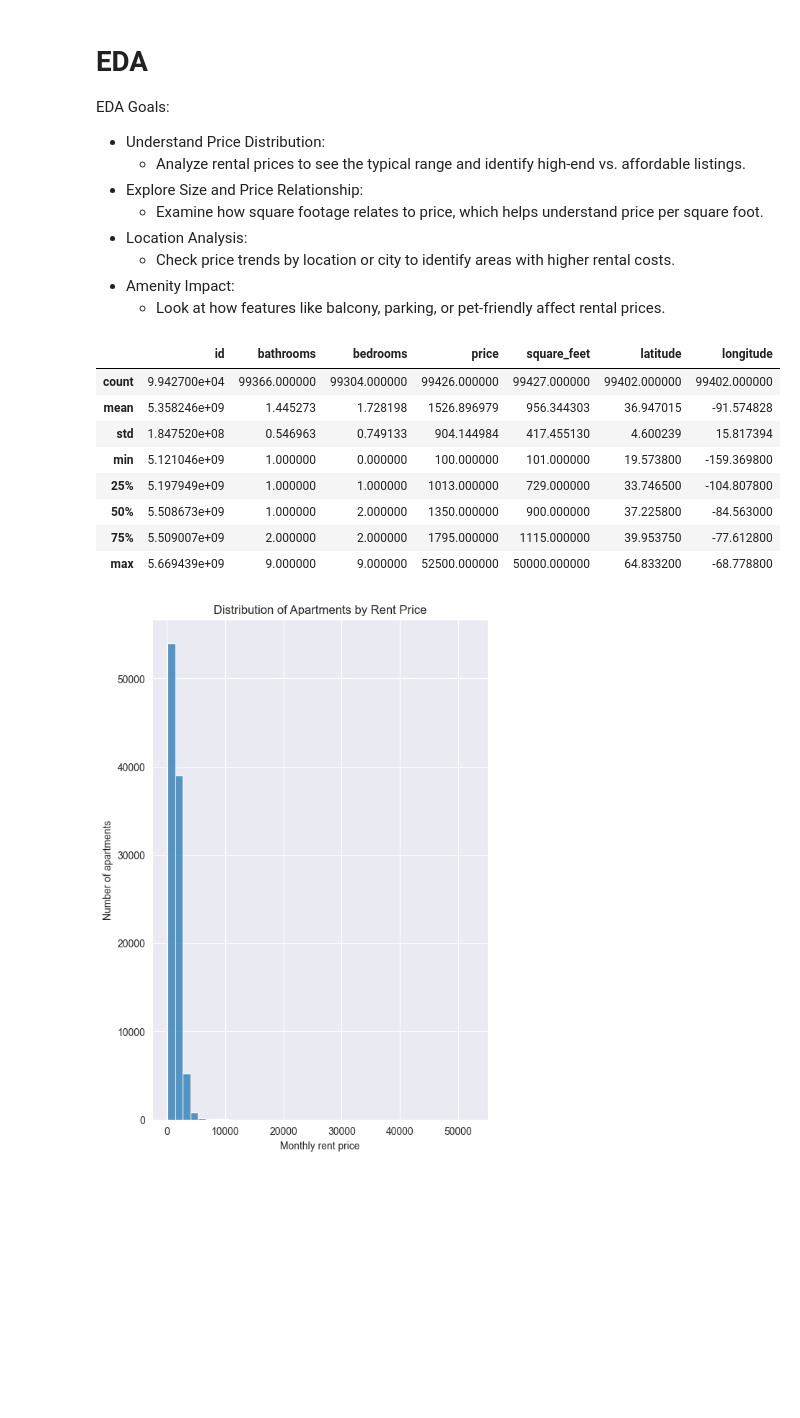
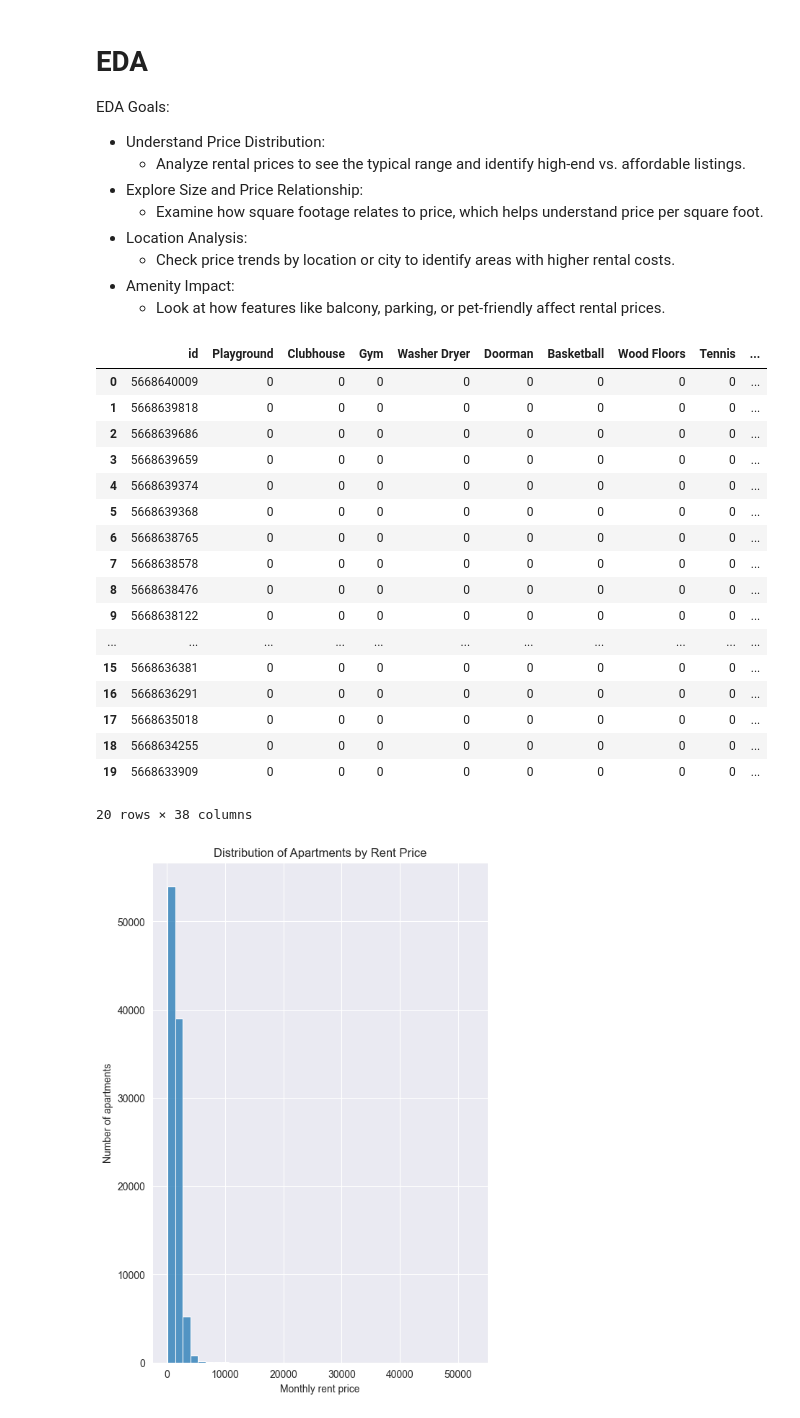
Before and after one commit to Mathias1997/Projekt-Rentprice, a Jupyter notebook: rent_price_exam.ipynb, the cells around one changed output. Cells and saved outputs as stored; diff of their text form; code cells hidden in the pictures; blank space fills up the shorter version.

Commit message:
Data Cleaning Amenities

```diff
--- a/rent_price_exam.ipynb
+++ b/rent_price_exam.ipynb
@@ -124,0 +163,2 @@ data
+# %%
+data.loc[data['amenities'].isnull(), 'amenities'] = "No Amenities"
@@ -124,0 +183,4 @@ data
+# %%
+# Adding columns to data
+for i in set(amenlist):
+    data.insert(2,i,0)
@@ -124,0 +205,4 @@ data
+# %%
+for i in set(amenlist):
+     data[i] = data['amenities'].apply(lambda x: 1 if i in x.split(',') else 0)
+data.columns
@@ -124,0 +221,2 @@ data
+# %%
+data.drop(['amenities', 'No Ammenities'], axis=1, inplace=True)
@@ -135,18 +249,27 @@ EDA Goals:
 	- Check price trends by location or city to identify areas with higher rental costs.
 - Amenity Impact:
 	- Look at how features like balcony, parking, or pet-friendly affect rental prices.
-# %%
-data.describe()
-# %% [output]
-|  | id | bathrooms | bedrooms | price | square_feet | latitude | longitude |
-| count | 9.942700e+04 | 99366.000000 | 99304.000000 | 99426.000000 | 99427.000000 | 99402.000000 | 99402.000000 |
-| mean | 5.358246e+09 | 1.445273 | 1.728198 | 1526.896979 | 956.344303 | 36.947015 | -91.574828 |
-| std | 1.847520e+08 | 0.546963 | 0.749133 | 904.144984 | 417.455130 | 4.600239 | 15.817394 |
-| min | 5.121046e+09 | 1.000000 | 0.000000 | 100.000000 | 101.000000 | 19.573800 | -159.369800 |
-| 25% | 5.197949e+09 | 1.000000 | 1.000000 | 1013.000000 | 729.000000 | 33.746500 | -104.807800 |
-| 50% | 5.508673e+09 | 1.000000 | 2.000000 | 1350.000000 | 900.000000 | 37.225800 | -84.563000 |
-| 75% | 5.509007e+09 | 2.000000 | 2.000000 | 1795.000000 | 1115.000000 | 39.953750 | -77.612800 |
-| max | 5.669439e+09 | 9.000000 | 9.000000 | 52500.000000 | 50000.000000 | 64.833200 | -68.778800 |
+# %%
+data.head(20)
+# %% [output]
+|  | id | Playground | Clubhouse | Gym | Washer Dryer | Doorman | Basketball | Wood Floors | Tennis | ... |
+| 0 | 5668640009 | 0 | 0 | 0 | 0 | 0 | 0 | 0 | 0 | ... |
+| 1 | 5668639818 | 0 | 0 | 0 | 0 | 0 | 0 | 0 | 0 | ... |
+| 2 | 5668639686 | 0 | 0 | 0 | 0 | 0 | 0 | 0 | 0 | ... |
+| 3 | 5668639659 | 0 | 0 | 0 | 0 | 0 | 0 | 0 | 0 | ... |
+| 4 | 5668639374 | 0 | 0 | 0 | 0 | 0 | 0 | 0 | 0 | ... |
+| 5 | 5668639368 | 0 | 0 | 0 | 0 | 0 | 0 | 0 | 0 | ... |
+| 6 | 5668638765 | 0 | 0 | 0 | 0 | 0 | 0 | 0 | 0 | ... |
+| 7 | 5668638578 | 0 | 0 | 0 | 0 | 0 | 0 | 0 | 0 | ... |
+| 8 | 5668638476 | 0 | 0 | 0 | 0 | 0 | 0 | 0 | 0 | ... |
+| 9 | 5668638122 | 0 | 0 | 0 | 0 | 0 | 0 | 0 | 0 | ... |
+| ... | ... | ... | ... | ... | ... | ... | ... | ... | ... | ... |
+| 15 | 5668636381 | 0 | 0 | 0 | 0 | 0 | 0 | 0 | 0 | ... |
+| 16 | 5668636291 | 0 | 0 | 0 | 0 | 0 | 0 | 0 | 0 | ... |
+| 17 | 5668635018 | 0 | 0 | 0 | 0 | 0 | 0 | 0 | 0 | ... |
+| 18 | 5668634255 | 0 | 0 | 0 | 0 | 0 | 0 | 0 | 0 | ... |
+| 19 | 5668633909 | 0 | 0 | 0 | 0 | 0 | 0 | 0 | 0 | ... |
+20 rows × 38 columns
 # %%
 plt.figure(figsize=(6,9))
 sns.histplot(data=data, x='price', bins=40, kde=False)
```
Also changed, not shown: parts of 13 cells of this notebook.
